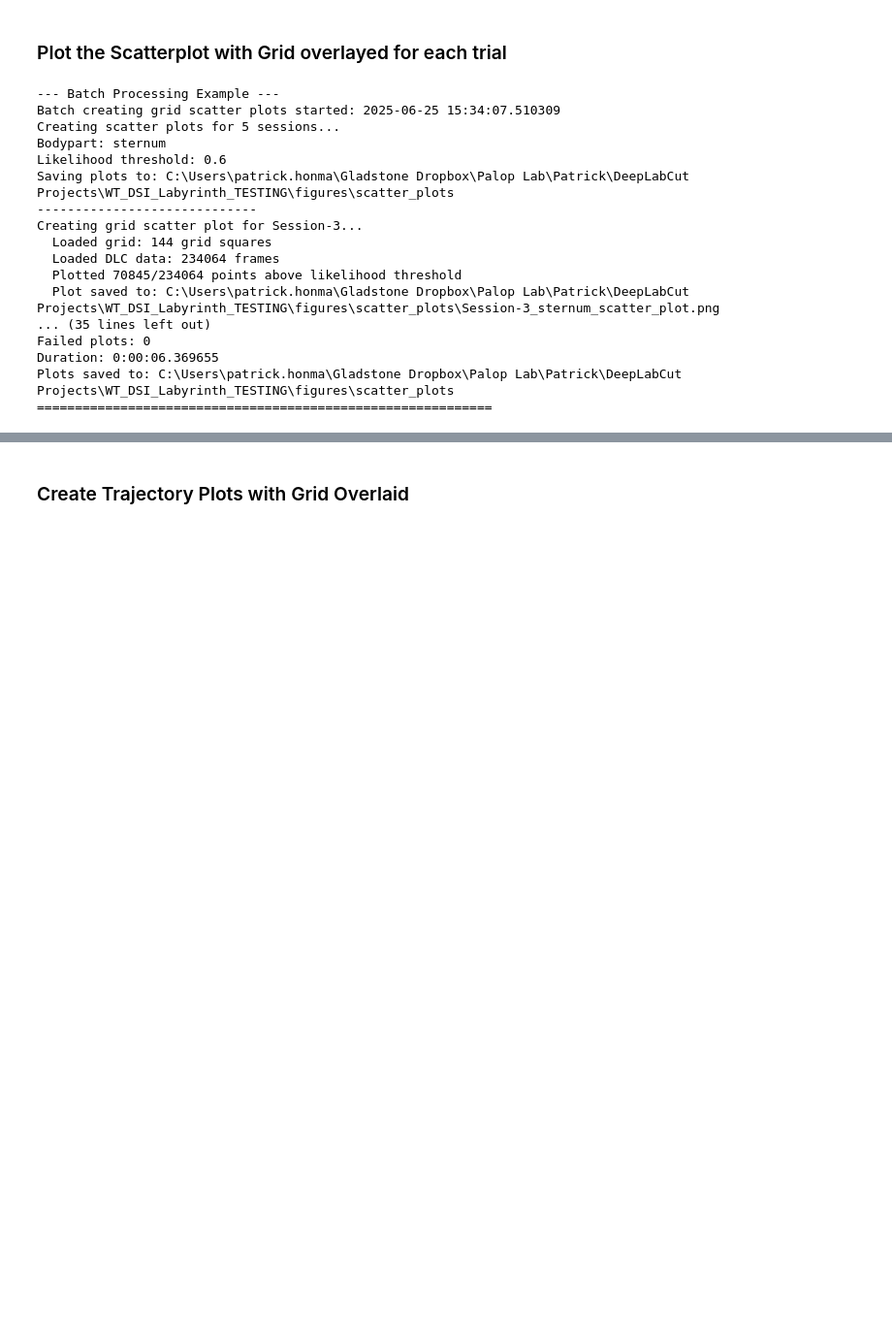
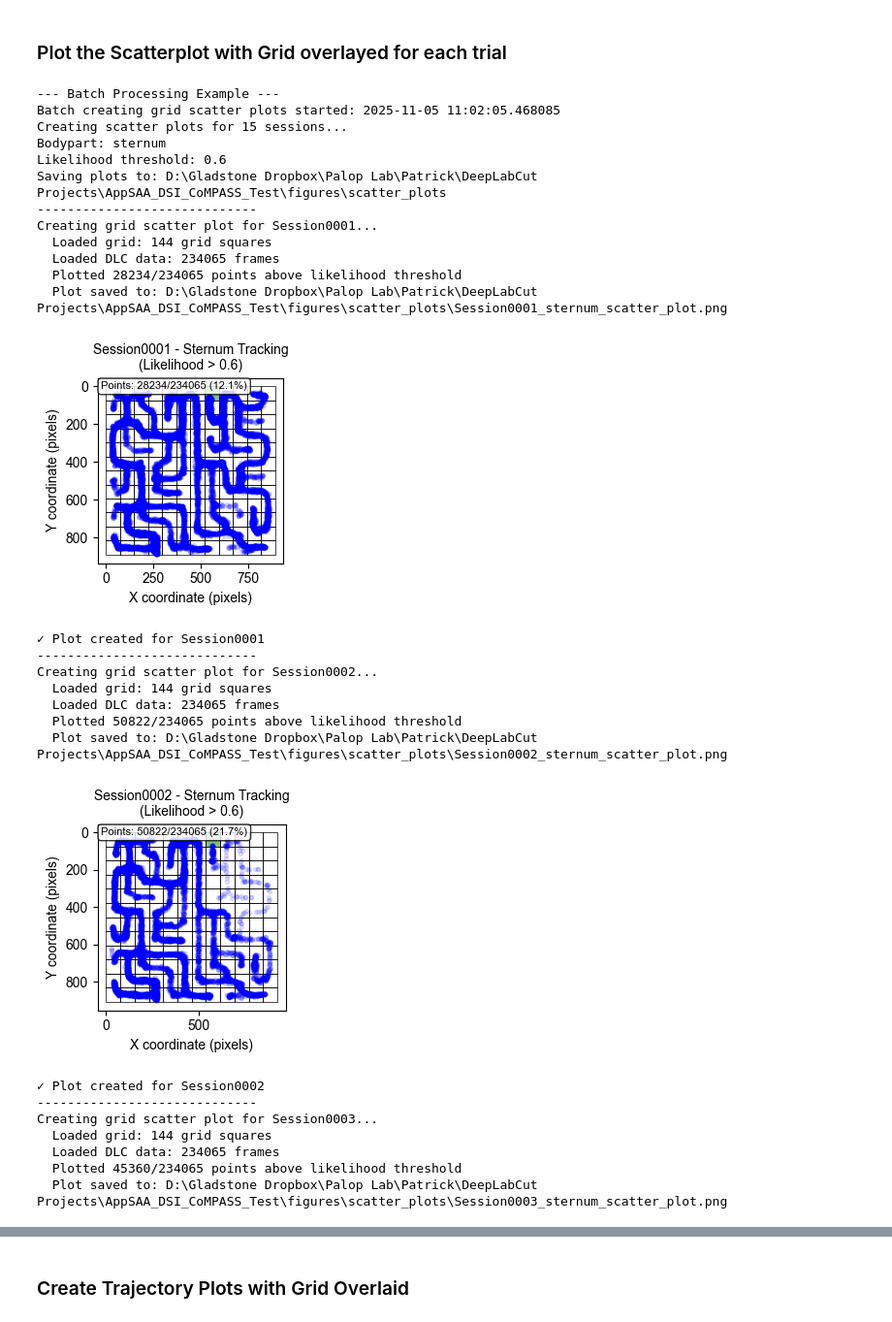
Before and after one commit to CoMPASS-Framework/CoMPASS-Labyrinth, a Jupyter notebook: notebooks/01_dlc_processing_template.ipynb, the cells around one changed output, grey strips where cells are left out. Shown at 97% size. Cells and saved outputs as stored; diff of their text form; code cells hidden in the pictures; blank space fills up the shorter version.

```diff
--- a/notebooks/01_dlc_processing_template.ipynb
+++ b/notebooks/01_dlc_processing_template.ipynb
@@ -316,33 +365,44 @@ Successfully created grids:
 # %%
 now = datetime.datetime.now()
 
 print("\n--- Batch Processing Example ---")
 batch_results = dlc_utils.batch_create_grid_scatter_plots(
     mouseinfo_df=mouseinfo,
-    dlc_results_directory=DIRS['dlc_results'],
-    grid_files_directory=DIRS['grid_files'],
-    figures_directory=DIRS['figures'],
-    dlc_scorer=DLC_SCORER,
+    dlc_results_directory=source_data_path,
+    grid_files_directory=source_data_path,
+    figures_directory=figure_path,
+    dlc_scorer=dlc_scorer,
     bodypart='sternum',
     likelihood_threshold=0.6,
     figure_size=(3, 3),
-    show_plots=False  # Don't display plots during batch processing
+    show_plots=True  # Don't display plots during batch processing
 )
 # %% [output]
 --- Batch Processing Example ---
-Batch creating grid scatter plots started: 2025-06-25 15:34:07.510309
-Creating scatter plots for 5 sessions...
+Batch creating grid scatter plots started: 2025-11-05 11:02:05.468085
+Creating scatter plots for 15 sessions...
 Bodypart: sternum
 Likelihood threshold: 0.6
-Saving plots to: C:\Users\patrick.honma\Gladstone Dropbox\Palop Lab\Patrick\DeepLabCut Projects\WT_DSI_Labyrinth_TESTING\figures\scatter_plots
+Saving plots to: D:\Gladstone Dropbox\Palop Lab\Patrick\DeepLabCut Projects\AppSAA_DSI_CoMPASS_Test\figures\scatter_plots
 -----------------------------
-Creating grid scatter plot for Session-3...
+Creating grid scatter plot for Session0001...
   Loaded grid: 144 grid squares
-  Loaded DLC data: 234064 frames
-  Plotted 70845/234064 points above likelihood threshold
-  Plot saved to: C:\Users\patrick.honma\Gladstone Dropbox\Palop Lab\Patrick\DeepLabCut Projects\WT_DSI_Labyrinth_TESTING\figures\scatter_plots\Session-3_sternum_scatter_plot.png
-... (35 lines left out)
-Failed plots: 0
-Duration: 0:00:06.369655
-Plots saved to: C:\Users\patrick.honma\Gladstone Dropbox\Palop Lab\Patrick\DeepLabCut Projects\WT_DSI_Labyrinth_TESTING\figures\scatter_plots
-============================================================
+  Loaded DLC data: 234065 frames
+  Plotted 28234/234065 points above likelihood threshold
+  Plot saved to: D:\Gladstone Dropbox\Palop Lab\Patrick\DeepLabCut Projects\AppSAA_DSI_CoMPASS_Test\figures\scatter_plots\Session0001_sternum_scatter_plot.png
+[figure, added]
+✓ Plot created for Session0001
+-----------------------------
+Creating grid scatter plot for Session0002...
+  Loaded grid: 144 grid squares
+  Loaded DLC data: 234065 frames
+  Plotted 50822/234065 points above likelihood threshold
+  Plot saved to: D:\Gladstone Dropbox\Palop Lab\Patrick\DeepLabCut Projects\AppSAA_DSI_CoMPASS_Test\figures\scatter_plots\Session0002_sternum_scatter_plot.png
+[figure, added]
+✓ Plot created for Session0002
+-----------------------------
+Creating grid scatter plot for Session0003...
+  Loaded grid: 144 grid squares
+  Loaded DLC data: 234065 frames
+  Plotted 45360/234065 points above likelihood threshold
+  Plot saved to: D:\Gladstone Dropbox\Palop Lab\Patrick\DeepLabCut Projects\AppSAA_DSI_CoMPASS_Test\figures\scatter_plots\Session0003_sternum_scatter_plot.png
```
Also changed, not shown: parts of 15 cells of this notebook, 13 other files.
